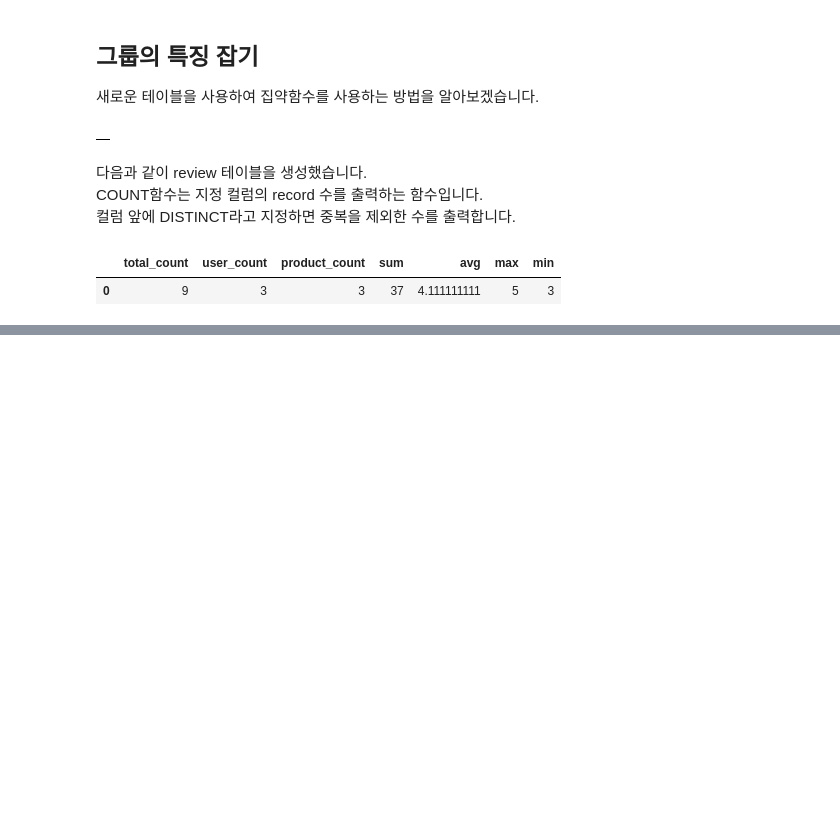
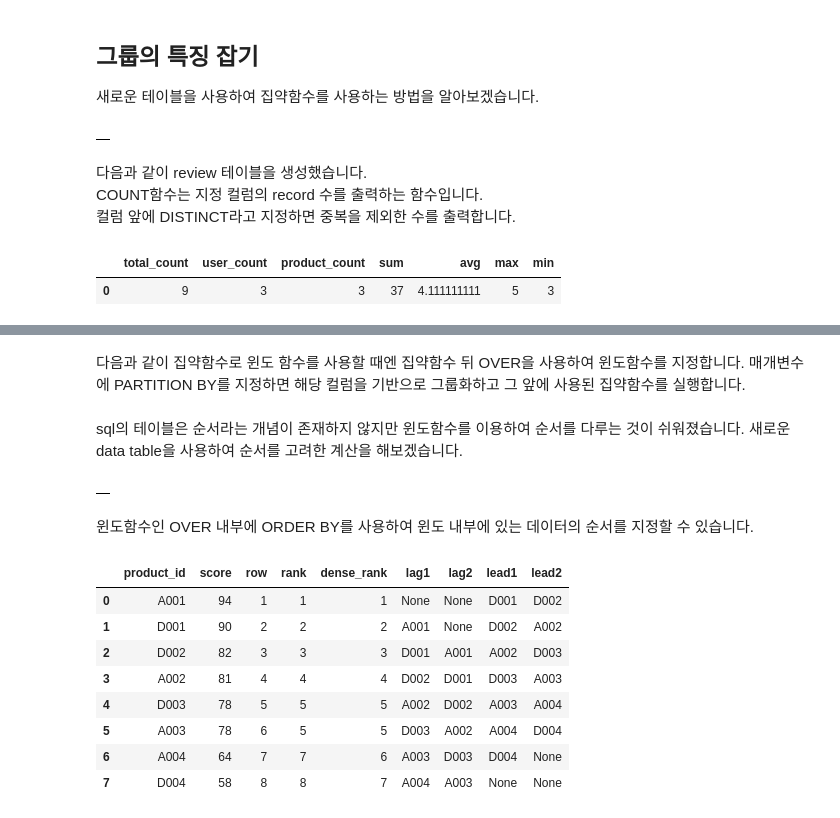
Before and after one commit to yhp2205/SQL, a Jupyter notebook: ch_7.ipynb, the cells around one changed output, grey strips where cells are left out. Saved outputs shown, nothing was run; the diff lists cells and outputs as text; code cells hidden in the pictures; blank space fills up the shorter version.

```diff
--- a/ch_7.ipynb
+++ b/ch_7.ipynb
@@ -59,0 +117,62 @@ FROM
+# %% [markdown]
+다음과 같이 집약함수로 윈도 함수를 사용할 때엔 집약함수 뒤 OVER을 사용하여 윈도함수를 지정합니다. 매개변수에 PARTITION BY를 지정하면 해당 컬럼을 기반으로 그룹화하고 그 앞에 사용된 집약함수를 실행합니다.
+# %% [markdown]
+sql의 테이블은 순서라는 개념이 존재하지 않지만 윈도함수를 이용하여 순서를 다루는 것이 쉬워졌습니다. 새로운 data table을 사용하여 순서를 고려한 계산을 해보겠습니다.
+# %%
+%%bigquery --project mygcpproject-340112
+DROP TABLE IF EXISTS sqldata.popular_products;
+CREATE TABLE sqldata.popular_products (
+    product_id string
+  , category   string
+  , score      numeric
+);
+
+INSERT INTO sqldata.popular_products
+VALUES
+    ('A001', 'action', 94)
+  , ('A002', 'action', 81)
+  , ('A003', 'action', 78)
+  , ('A004', 'action', 64)
+  , ('D001', 'drama' , 90)
+  , ('D002', 'drama' , 82)
+  , ('D003', 'drama' , 78)
+  , ('D004', 'drama' , 58)
+;
+# %% [output]
+|  |
+# %% [markdown]
+윈도함수인 OVER 내부에 ORDER BY를 사용하여 윈도 내부에 있는 데이터의 순서를 지정할 수 있습니다.
+# %%
+%%bigquery --project mygcpproject-340112
+  -- 7.4 윈도 함수의 ORDER BY 구문을 사용해 테이블 내부의 순서를 다루는 쿼리
+SELECT
+    product_id
+  , score
+
+    -- 점수 순서로 유일한 순위를 붙임
+  , ROW_NUMBER()      OVER(ORDER BY score DESC) AS row
+    -- 같은 순위를 허용해서 순위를 붙임
+  , RANK()            OVER(ORDER BY score DESC) AS rank
+    -- 같은 순위가 있을 때 같은 순위 다음에 있는 순위를 건너뛰고 순위를 붙임
+  , DENSE_RANK()      OVER(ORDER BY score DESC) AS dense_rank
+
+    -- 현재 행보다 앞에 있는 행의 값 추출하기
+  , LAG(product_id)     OVER(ORDER BY score DESC) AS lag1
+  , LAG(product_id, 2)  OVER(ORDER BY score DESC) AS lag2
+
+    -- 현재 행보다 뒤에 있는 행의 값 추출하기
+  , LEAD(product_id)    OVER(ORDER BY score DESC) AS lead1
+  , LEAD(product_id, 2) OVER(ORDER BY score DESC) AS lead2
+FROM sqldata.popular_products
+ORDER BY row
+;
+# %% [output]
+|  | product_id | score | row | rank | dense_rank | lag1 | lag2 | lead1 | lead2 |
+| 0 | A001 | 94 | 1 | 1 | 1 | None | None | D001 | D002 |
+| 1 | D001 | 90 | 2 | 2 | 2 | A001 | None | D002 | A002 |
+| 2 | D002 | 82 | 3 | 3 | 3 | D001 | A001 | A002 | D003 |
+| 3 | A002 | 81 | 4 | 4 | 4 | D002 | D001 | D003 | A003 |
+| 4 | D003 | 78 | 5 | 5 | 5 | A002 | D002 | A003 | A004 |
+| 5 | A003 | 78 | 6 | 5 | 5 | D003 | A002 | A004 | D004 |
+| 6 | A004 | 64 | 7 | 7 | 6 | A003 | D003 | D004 | None |
+| 7 | D004 | 58 | 8 | 8 | 7 | A004 | A003 | None | None |
```
Also changed, not shown: parts of 23 cells of this notebook.
